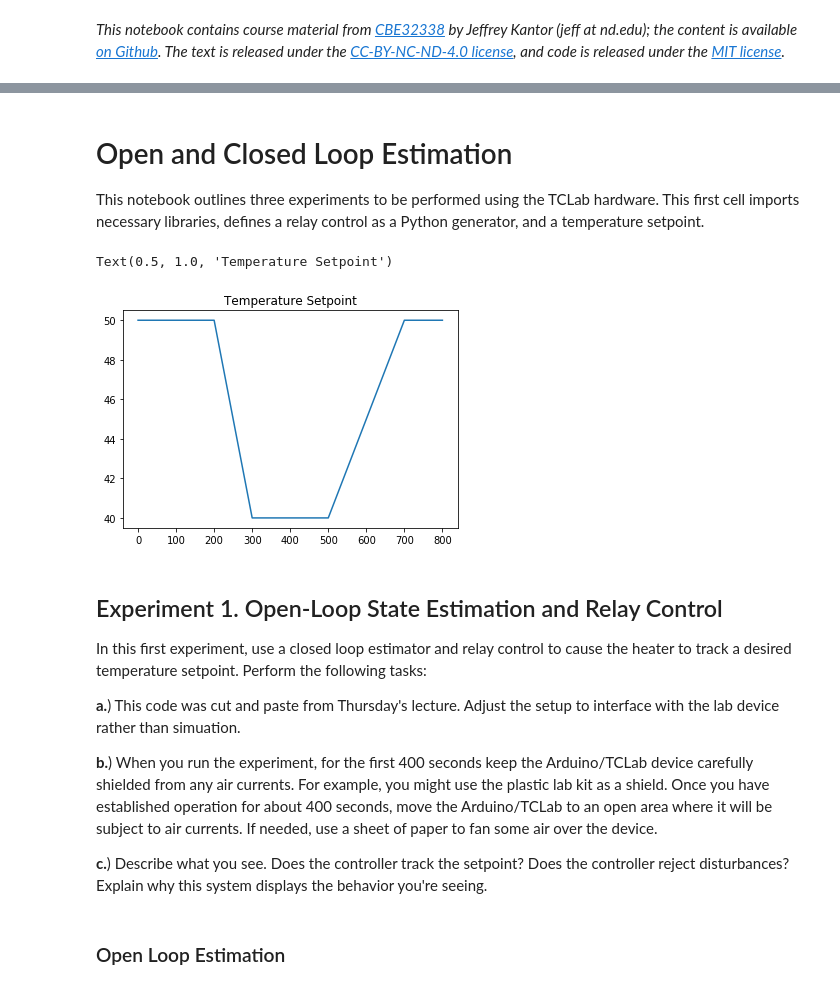
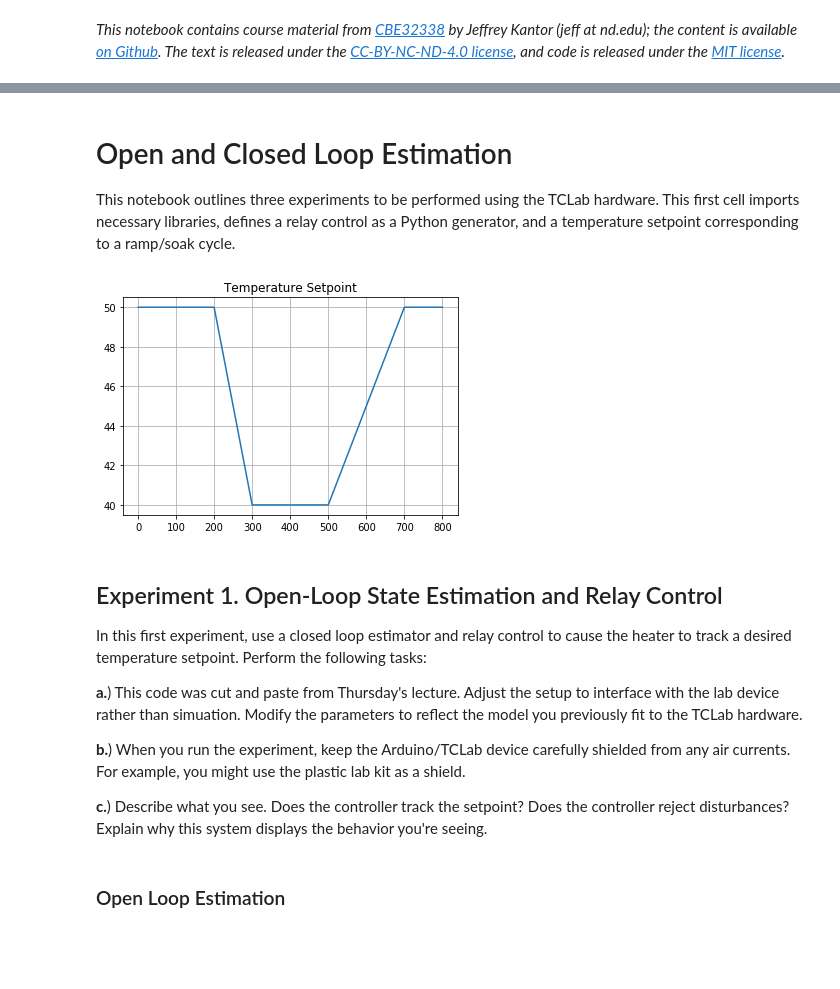
Before and after one commit to jckantor/CBE32338, a Jupyter notebook: notebooks/03.01-Open-and-Closed-Loop-Estimation.ipynb, the cells around one changed output, grey strips where cells are left out. Drawn from its saved outputs; the diff is of its cells as text; code cells hidden in the pictures; blank space fills up the shorter version.

```diff
--- a/notebooks/03.01-Open-and-Closed-Loop-Estimation.ipynb
+++ b/notebooks/03.01-Open-and-Closed-Loop-Estimation.ipynb
@@ -10,42 +10,41 @@ and code is released under the [MIT license](https://opensource.org/licenses/MIT
 # %% [markdown]
 # Open and Closed Loop Estimation
 
-This notebook outlines three experiments to be performed using the TCLab hardware. This first cell imports necessary libraries, defines a relay control as a Python generator, and a temperature setpoint.
+This notebook outlines three experiments to be performed using the TCLab hardware. This first cell imports necessary libraries, defines a relay control as a Python generator, and a temperature setpoint corresponding to a ramp/soak cycle.
 # %%
 %matplotlib inline
 import numpy as np
 import matplotlib.pyplot as plt
 import control
 import pandas as pd
 
 # Relay Control
 def relay(Qmin, Qmax):
     Q = 0
     while True:
         Tsp, T = yield Q
         Q = Qmax if T < Tsp else Qmin
 
-
 # Temperature Setpoint
 def Tsp(t):
     tp = [  0,  200,  300,  500,  700, 9999]
     Tp = [ 50,   50,   40,   40,   50,   50]
     return np.interp(t, tp, Tp)
 
 t = np.linspace(0, 800, 801)
 plt.plot(t, Tsp(t))
 plt.title('Temperature Setpoint')
+plt.grid()
 # %% [output]
-Text(0.5, 1.0, 'Temperature Setpoint')
-[figure, old version]
+[figure, new version]
 # %% [markdown]
 ## Experiment 1. Open-Loop State Estimation and Relay Control
 
 In this first experiment, use a closed loop estimator and relay control to cause the heater to track a desired temperature setpoint. Perform the following tasks:
 
-**a.**) This code was cut and paste from Thursday's lecture. Adjust the setup to interface with the lab device rather than simuation.
+**a.**) This code was cut and paste from Thursday's lecture. Adjust the setup to interface with the lab device rather than simuation. Modify the parameters to reflect the model you previously fit to the TCLab hardware.
 
-**b.**) When you run the experiment, for the first 400 seconds keep the Arduino/TCLab device carefully shielded from any air currents. For example, you might use the plastic lab kit as a shield.  Once you have established operation for about 400 seconds, move the Arduino/TCLab to an open area where it will be subject to air currents.  If needed, use a sheet of paper to fan some air over the device.
+**b.**) When you run the experiment, keep the Arduino/TCLab device carefully shielded from any air currents. For example, you might use the plastic lab kit as a shield.
 
 **c.**) Describe what you see. Does the controller track the setpoint?  Does the controller reject disturbances?  Explain why this system displays the behavior you're seeing.
 # %% [markdown]
```
Also changed, not shown: parts of 10 cells of this notebook, 2 other files.
